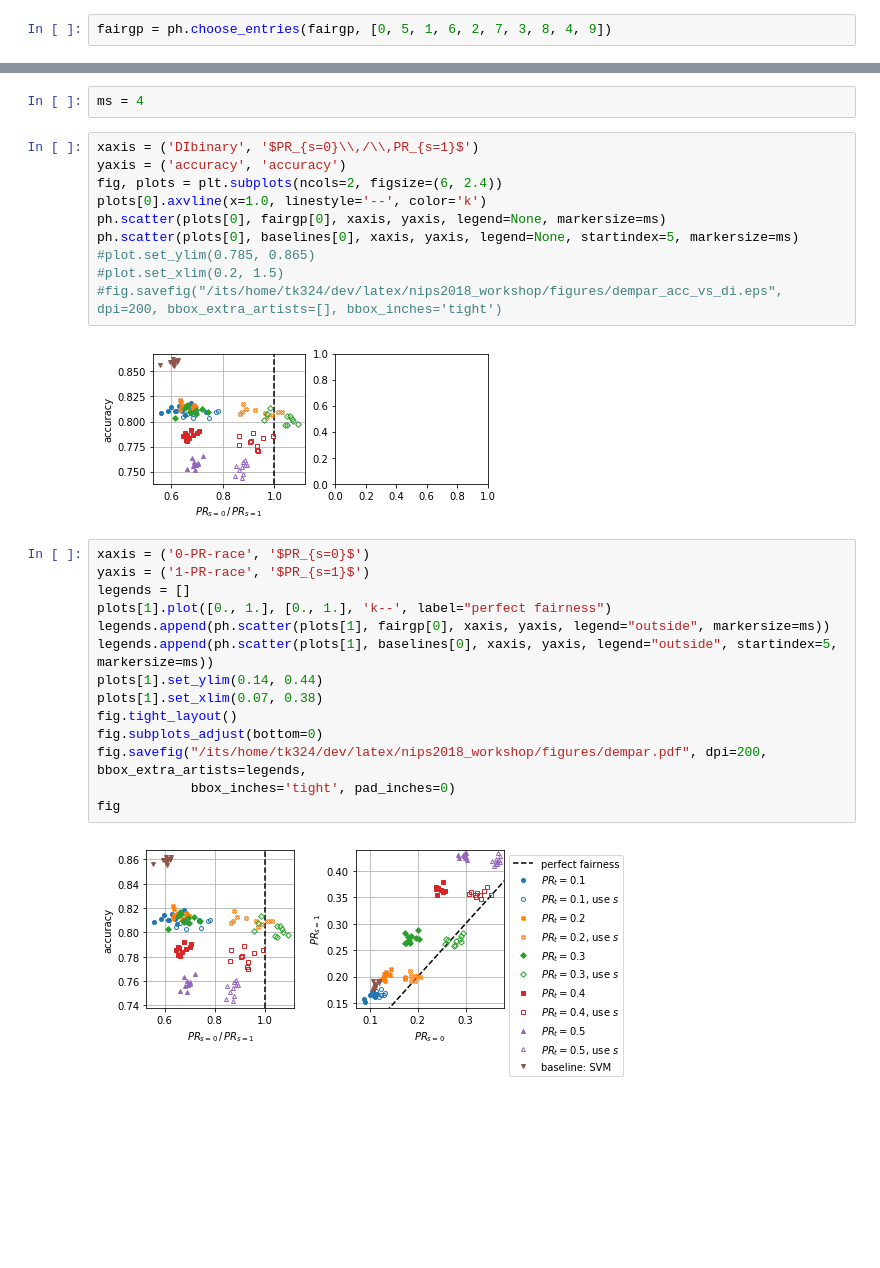
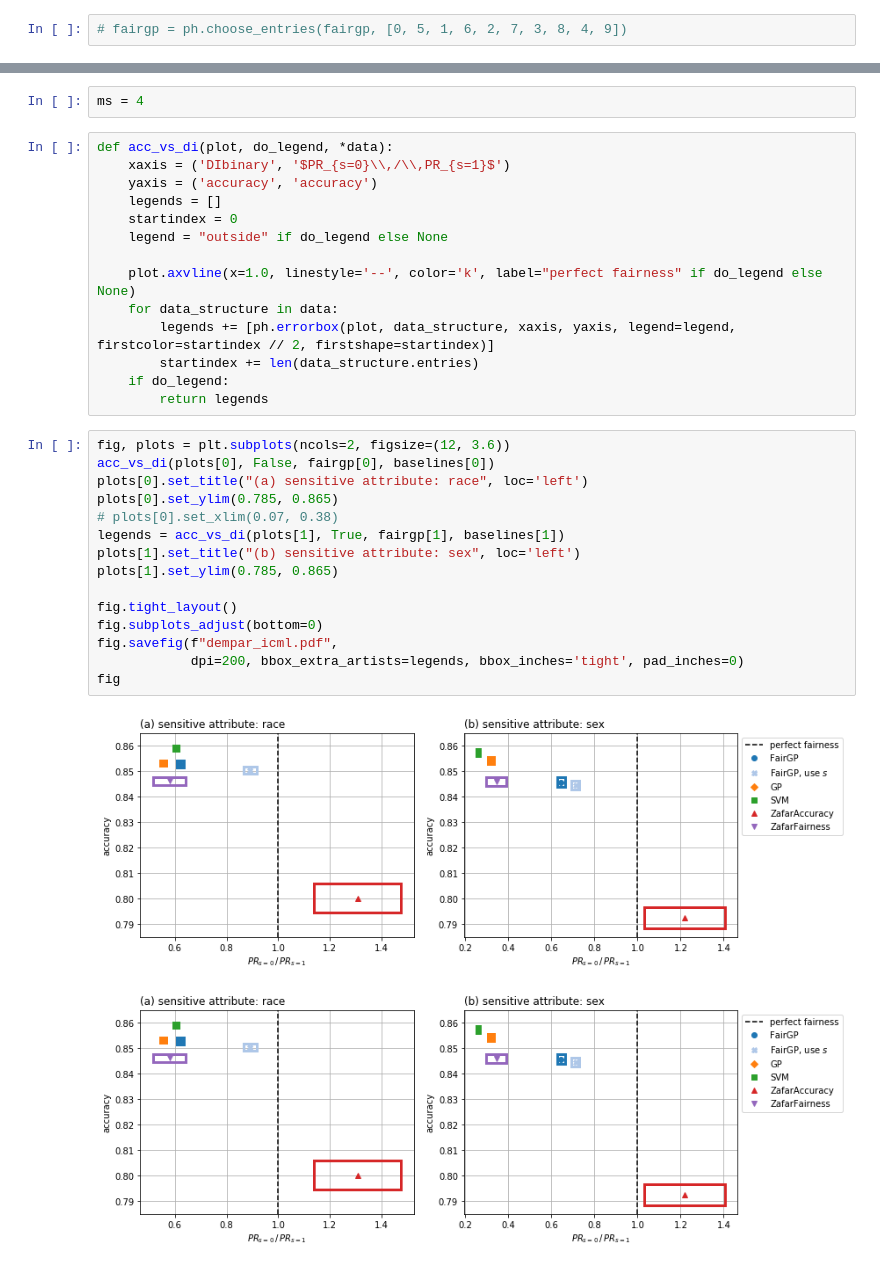
Before and after one commit to predictive-analytics-lab/fairness-comparison, a Jupyter notebook: analysis/dempar_ICML.ipynb, the cells around one changed output, grey strips where cells are left out. Saved outputs shown, nothing was run; the diff lists cells and outputs as text; blank space fills up the shorter version.

Commit message:
Begin creating plots for ICML

```diff
--- a/analysis/dempar_ICML.ipynb
+++ b/analysis/dempar_ICML.ipynb
@@ -45,2 +62,2 @@ baselines = ph.parse_all(baseline_files, label_change)
 # %%
-fairgp = ph.choose_entries(fairgp, [0, 5, 1, 6, 2, 7, 3, 8, 4, 9])
+# fairgp = ph.choose_entries(fairgp, [0, 5, 1, 6, 2, 7, 3, 8, 4, 9])
@@ -71,30 +64,34 @@ fig
 # %%
 ms = 4
-# %%
-xaxis = ('DIbinary', '$PR_{s=0}\\,/\\,PR_{s=1}$')
-yaxis = ('accuracy', 'accuracy')
-fig, plots = plt.subplots(ncols=2, figsize=(6, 2.4))
-plots[0].axvline(x=1.0, linestyle='--', color='k')
-ph.scatter(plots[0], fairgp[0], xaxis, yaxis, legend=None, markersize=ms)
-ph.scatter(plots[0], baselines[0], xaxis, yaxis, legend=None, startindex=5, markersize=ms)
-#plot.set_ylim(0.785, 0.865)
-#plot.set_xlim(0.2, 1.5)
-#fig.savefig("/its/home/tk324/dev/latex/nips2018_workshop/figures/dempar_acc_vs_di.eps", dpi=200, bbox_extra_artists=[], bbox_inches='tight')
-# %% [output]
-[figure, removed]
-# %%
-xaxis = ('0-PR-race', '$PR_{s=0}$')
-yaxis = ('1-PR-race', '$PR_{s=1}$')
-legends = []
-plots[1].plot([0., 1.], [0., 1.], 'k--', label="perfect fairness")
-legends.append(ph.scatter(plots[1], fairgp[0], xaxis, yaxis, legend="outside", markersize=ms))
-legends.append(ph.scatter(plots[1], baselines[0], xaxis, yaxis, legend="outside", startindex=5, markersize=ms))
-plots[1].set_ylim(0.14, 0.44)
-plots[1].set_xlim(0.07, 0.38)
-fig.tight_layout()
-fig.subplots_adjust(bottom=0)
-fig.savefig("/its/home/tk324/dev/latex/nips2018_workshop/figures/dempar.pdf", dpi=200, bbox_extra_artists=legends,
-            bbox_inches='tight', pad_inches=0)
-fig
-# %% [output]
-[figure, removed]
+# %%
+def acc_vs_di(plot, do_legend, *data):
+    xaxis = ('DIbinary', '$PR_{s=0}\\,/\\,PR_{s=1}$')
+    yaxis = ('accuracy', 'accuracy')
+    legends = []
+    startindex = 0
+    legend = "outside" if do_legend else None
+
+    plot.axvline(x=1.0, linestyle='--', color='k', label="perfect fairness" if do_legend else None)
+    for data_structure in data:
+        legends += [ph.errorbox(plot, data_structure, xaxis, yaxis, legend=legend, firstcolor=startindex // 2, firstshape=startindex)]
+        startindex += len(data_structure.entries)
+    if do_legend:
+        return legends
+# %%
+fig, plots = plt.subplots(ncols=2, figsize=(12, 3.6))
+acc_vs_di(plots[0], False, fairgp[0], baselines[0])
+plots[0].set_title("(a) sensitive attribute: race", loc='left')
+plots[0].set_ylim(0.785, 0.865)
+# plots[0].set_xlim(0.07, 0.38)
+legends = acc_vs_di(plots[1], True, fairgp[1], baselines[1])
+plots[1].set_title("(b) sensitive attribute: sex", loc='left')
+plots[1].set_ylim(0.785, 0.865)
+
+fig.tight_layout()
+fig.subplots_adjust(bottom=0)
+fig.savefig(f"dempar_icml.pdf",
+            dpi=200, bbox_extra_artists=legends, bbox_inches='tight', pad_inches=0)
+fig
+# %% [output]
+[figure, added]
+[figure, added]
```
Also changed, not shown: parts of 6 cells of this notebook, 2 other files.
